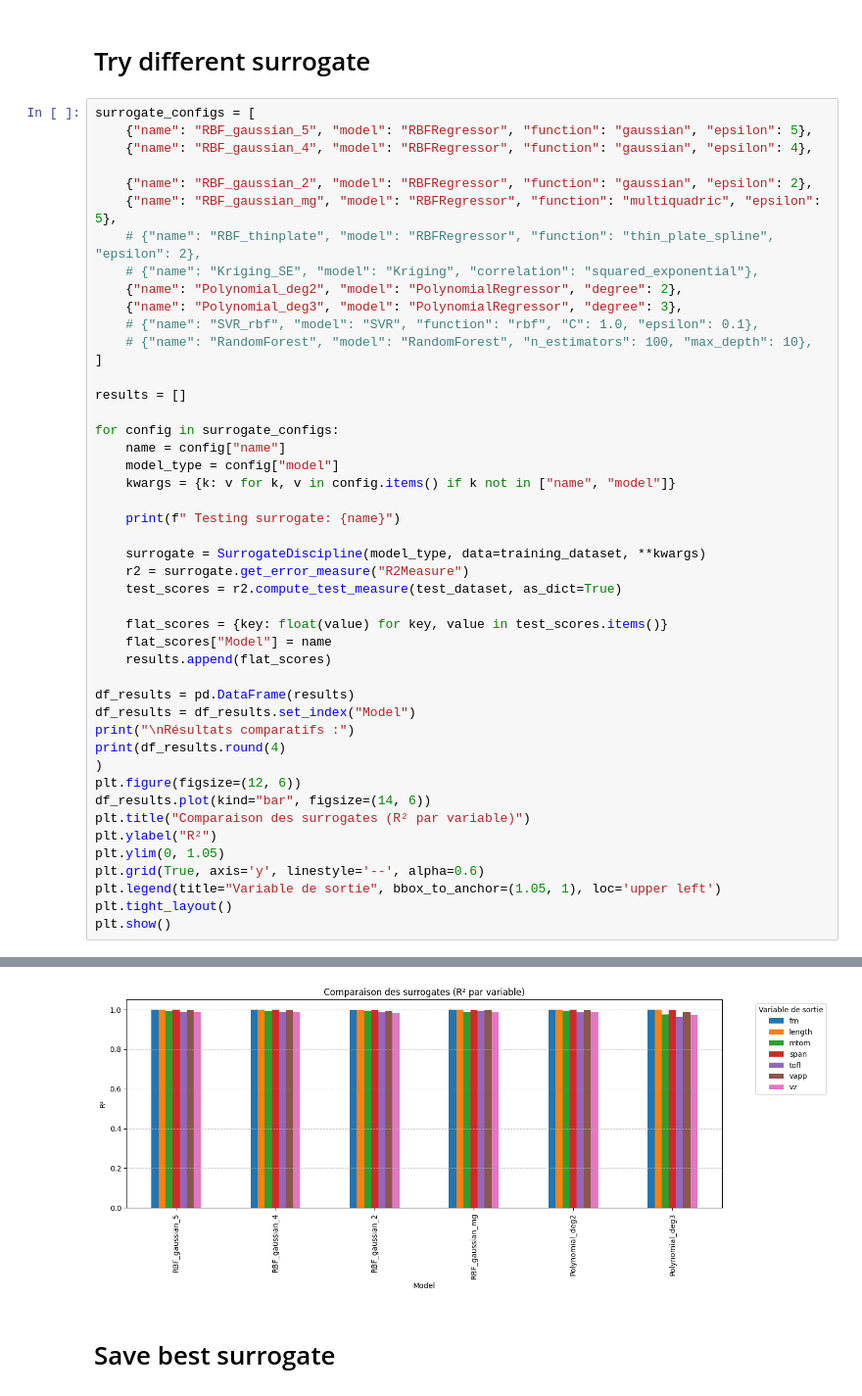
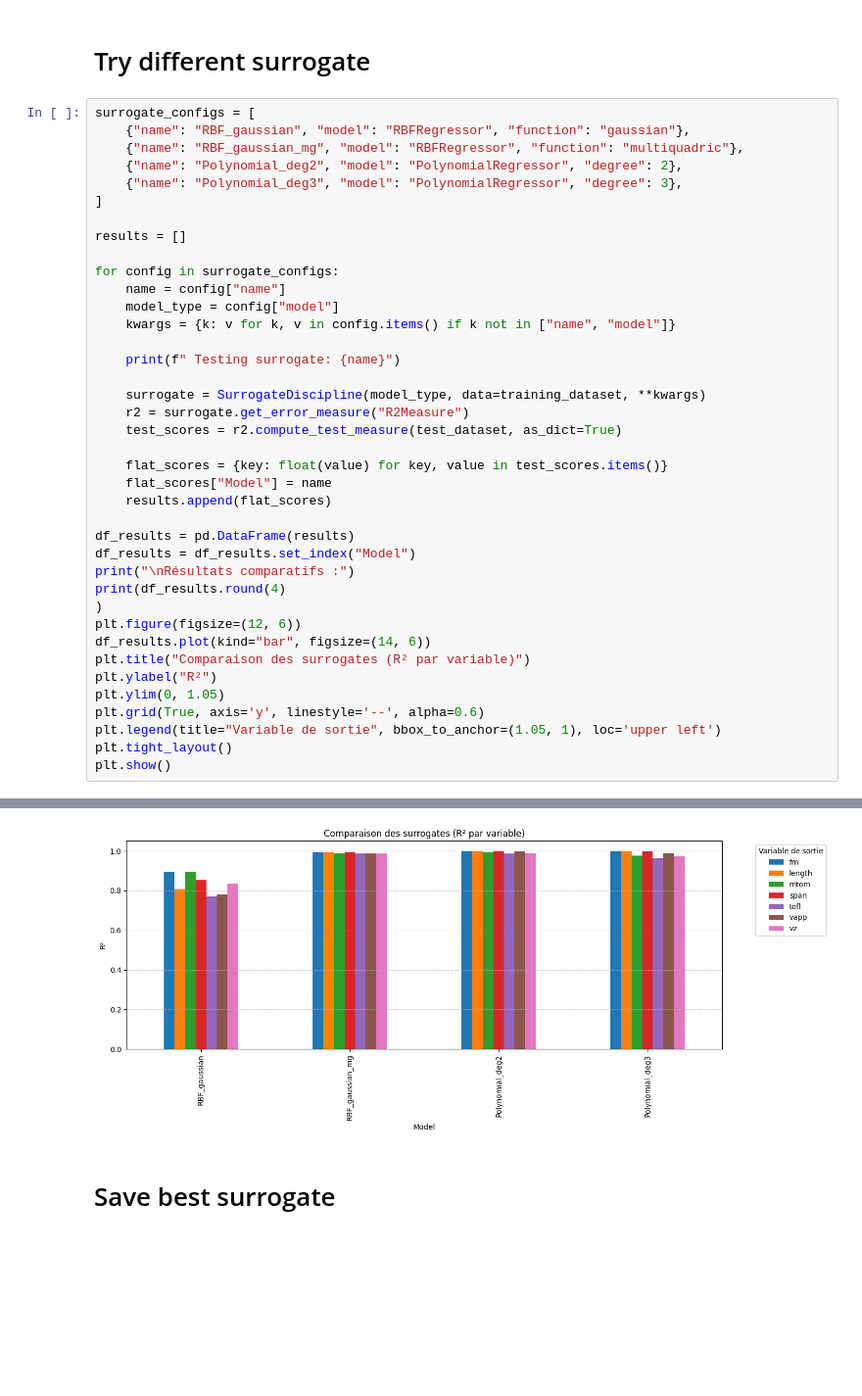
Before and after one commit to hannabkre/lh2pac, a Jupyter notebook: docs/scripts/project/UC1_surrogate_pb1.ipynb, the cells around one changed output, grey strips where cells are left out. Shown at 98% size. Drawn from its saved outputs; the diff is of its cells as text; blank space fills up the shorter version.

```diff
--- a/docs/scripts/project/UC1_surrogate_pb1.ipynb
+++ b/docs/scripts/project/UC1_surrogate_pb1.ipynb
@@ -69,17 +65,10 @@ test_dataset = sample_disciplines(disciplines, design_space, ["mtom", "tofl", "v
 # Try different surrogate
 # %%
 surrogate_configs = [
-    {"name": "RBF_gaussian_5", "model": "RBFRegressor", "function": "gaussian", "epsilon": 5},
-    {"name": "RBF_gaussian_4", "model": "RBFRegressor", "function": "gaussian", "epsilon": 4},
-
-    {"name": "RBF_gaussian_2", "model": "RBFRegressor", "function": "gaussian", "epsilon": 2},
-    {"name": "RBF_gaussian_mg", "model": "RBFRegressor", "function": "multiquadric", "epsilon": 5},
-    # {"name": "RBF_thinplate", "model": "RBFRegressor", "function": "thin_plate_spline", "epsilon": 2},
-    # {"name": "Kriging_SE", "model": "Kriging", "correlation": "squared_exponential"},
+    {"name": "RBF_gaussian", "model": "RBFRegressor", "function": "gaussian"},
+    {"name": "RBF_gaussian_mg", "model": "RBFRegressor", "function": "multiquadric"},
     {"name": "Polynomial_deg2", "model": "PolynomialRegressor", "degree": 2},
     {"name": "Polynomial_deg3", "model": "PolynomialRegressor", "degree": 3},
-    # {"name": "SVR_rbf", "model": "SVR", "function": "rbf", "C": 1.0, "epsilon": 0.1},
-    # {"name": "RandomForest", "model": "RandomForest", "n_estimators": 100, "max_depth": 10},
 ]
 
 results = []
@@ -131,7 +116,7 @@ RBF_gaussian_mg  0.9995  1.0000  0.9907  0.9987  0.9928  0.9982  0.9868
 Polynomial_deg2  0.9996  1.0000  0.9936  0.9988  0.9870  0.9978  0.9901
 Polynomial_deg3  0.9989  0.9999  0.9763  0.9965  0.9627  0.9900  0.9742
 <Figure size 1200x600 with 0 Axes>
-[figure, old version]
+[figure, new version]
 # %% [markdown]
 # Save best surrogate
 # %%
```
Also changed, not shown: parts of 3 cells of this notebook, 3 other files.
